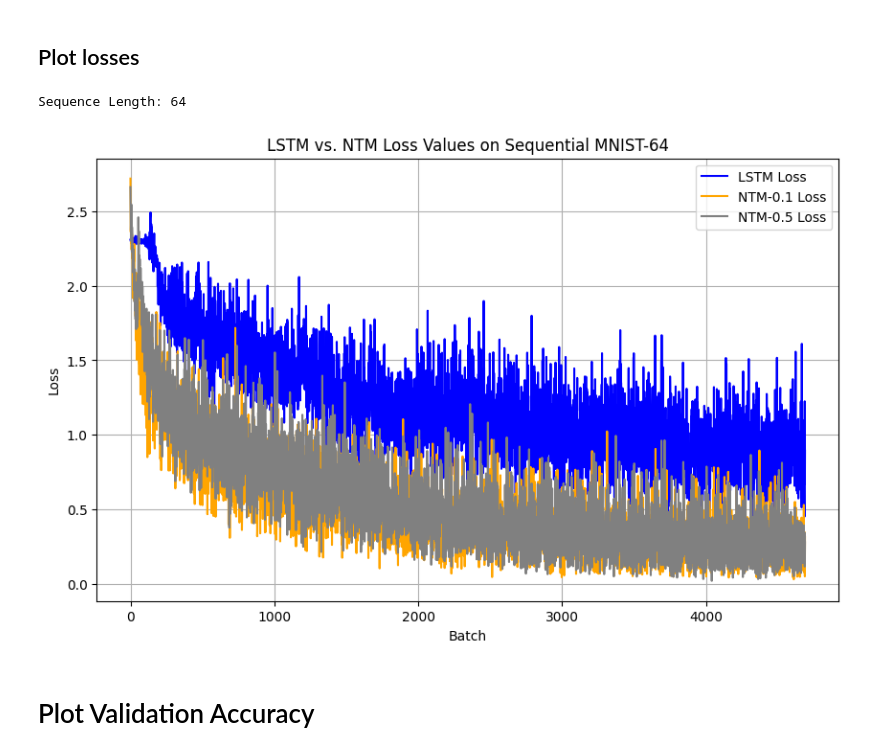
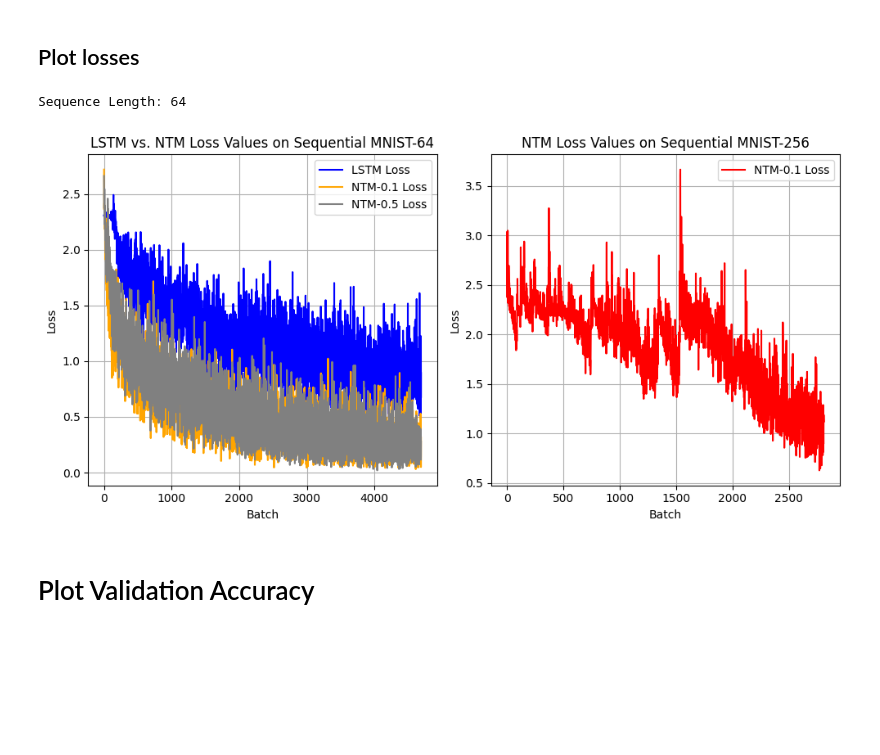
Before and after one commit to Floritium/S4_Neural_Turing, a Jupyter notebook: notebooks/seq-mnist-plot.ipynb, the cells around one changed output. Saved outputs shown, nothing was run; the diff lists cells and outputs as text; code cells hidden in the pictures; blank space fills up the shorter version.

Commit message:
Plot.

```diff
--- a/notebooks/seq-mnist-plot.ipynb
+++ b/notebooks/seq-mnist-plot.ipynb
@@ -37,54 +37,82 @@ import os
 # %% [markdown]
 ## Plot losses
 # %%
+
+# 8*8 sequence length
 lstm_path_json = '../checkpoints/2024-06-1114-14-10/seq-mnist-lstm-64/seq-mnist-lstm--seed-1000-epoch-5-batch-937-2024-06-1114-14-10.json'
 ntm_path_json = '../checkpoints/2024-06-1114-14-32/seq-mnist-ntm-64/seq-mnist-ntm--seed-1000-epoch-5-batch-937-2024-06-1114-14-32.json'
 ntm_path_json2 = '../checkpoints/2024-06-1114-42-18/seq-mnist-ntm-64/seq-mnist-ntm--seed-1000-epoch-5-batch-937-2024-06-1114-42-18.json'
+ntm_path_json3 = '../checkpoints/2024-06-1116-14-11/seq-mnist-ntm-64/seq-mnist-ntm--seed-1000-epoch-4-batch-360-2024-06-1116-14-11.json'
 
 lstm_path_pt = os.path.splitext(lstm_path_json)[0] + '.pth'
 ntm_path_pt = os.path.splitext(ntm_path_json)[0] + '.pth'
 ntm_path_pt2 = os.path.splitext(ntm_path_json2)[0] + '.pth'
+ntm_path_pt3 = os.path.splitext(ntm_path_json3)[0] + '.pth'
+
+# 16 * 16 sequence length
+ntm_path_json_256 = '../checkpoints/seq-mnist-ntm--seed-1000-epoch-3-batch-937-2024-06-1116-15-07.json'
 
 
 # Load the loss data from the JSON file
 with open(lstm_path_json) as f:
     data_lstm = json.load(f)
 with open(ntm_path_json) as f:
     data_ntm = json.load(f)
 with open(ntm_path_json2) as f:
     data_ntm2 = json.load(f)
+with open(ntm_path_json3) as f:
+    data_ntm3 = json.load(f)
+with open(ntm_path_json_256) as f:
+    data_ntm_256 = json.load(f)
 
 loss_lstm = data_lstm['loss']
 loss_ntm = data_ntm['loss']
 loss_ntm2 = data_ntm2['loss']
+loss_ntm3 = data_ntm3['loss']
+loss_ntm_256 = data_ntm_256['loss']
 
 resolution = data_lstm["parameters_model"]["resize_resolution"]
 sequence_len = resolution**2
 print(f"Sequence Length: {sequence_len}")
 
 # Define the window size for the rolling average
 window_size = 400
 
 # Adjust x to match the length of loss_avg
 x_lstm = np.arange(len(loss_lstm))
 x_ntm = np.arange(len(loss_ntm))
 x_ntm2 = np.arange(len(loss_ntm2))
+x_ntm3 = np.arange(len(loss_ntm3))
+x_ntm_256 = np.arange(len(loss_ntm_256))
 
-# plot both lstm and ntm losses on squential mnist
-plt.figure(figsize=(10, 6))
-plt.plot(x_lstm, loss_lstm, label='LSTM Loss', color='blue')
-plt.plot(x_ntm, loss_ntm, label=f'NTM-{data_ntm["parameters_model"]["use_memory"]} Loss', color='orange')
-plt.plot(x_ntm2, loss_ntm2, label=f'NTM-{data_ntm2["parameters_model"]["use_memory"]} Loss', color='grey')
+# Plot for sequence length 64
+fig, axs = plt.subplots(1,2, figsize=(10, 5))
+axs[0].plot(x_lstm, loss_lstm, label='LSTM Loss', color='blue')
+axs[0].plot(x_ntm, loss_ntm, label=f'NTM-{data_ntm["parameters_model"]["use_memory"]} Loss', color='orange')
+axs[0].plot(x_ntm2, loss_ntm2, label=f'NTM-{data_ntm2["parameters_model"]["use_memory"]} Loss', color='grey')
+# axs[0].plot(x_ntm3, loss_ntm3, label=f'NTM-{data_ntm3["parameters_model"]["use_memory"]} Loss', color='green')
 
-plt.title(f'LSTM vs. NTM Loss Values on Sequential MNIST-{data_lstm["parameters_model"]["seq_len"]}')
-plt.xlabel('Batch')
-plt.ylabel('Loss')
-plt.legend()
-plt.grid(True)
+axs[0].set_title(f'LSTM vs. NTM Loss Values on Sequential MNIST-{data_lstm["parameters_model"]["seq_len"]}')
+axs[0].set_xlabel('Batch')
+axs[0].set_ylabel('Loss')
+axs[0].legend()
+axs[0].grid(True)
+
+# Plot for sequence length 256
+axs[1].plot(x_ntm_256, loss_ntm_256, label=f'NTM-{data_ntm_256["parameters_model"]["use_memory"]} Loss', color='red')
+
+axs[1].set_title('NTM Loss Values on Sequential MNIST-256')
+axs[1].set_xlabel('Batch')
+axs[1].set_ylabel('Loss')
+axs[1].legend()
+axs[1].grid(True)
+
+# Adjust layout
+plt.tight_layout()
 plt.show()
 # %% [output]
 Sequence Length: 64
-[figure, old version]
+[figure, new version]
 # %% [markdown]
 # Plot Validation Accuracy
 # %%
```
Also changed, not shown: parts of 1 cell of this notebook, 2 other files.
